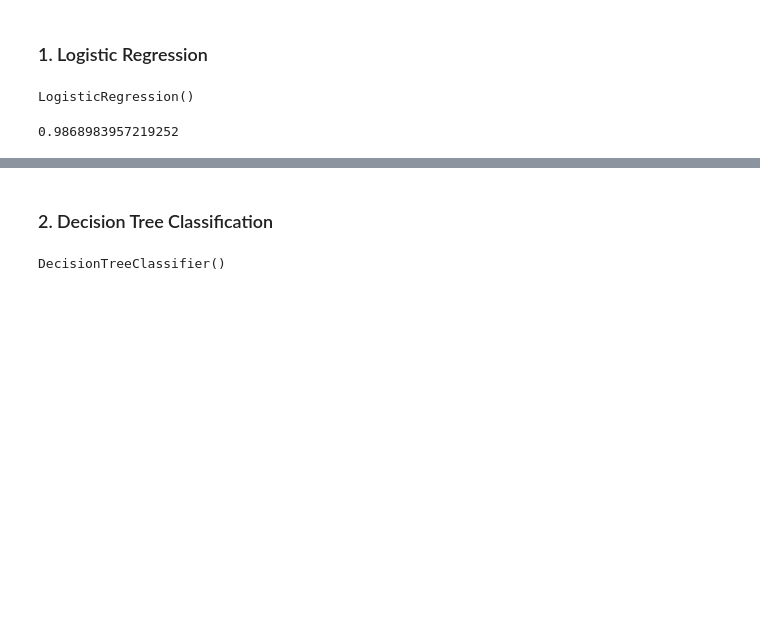
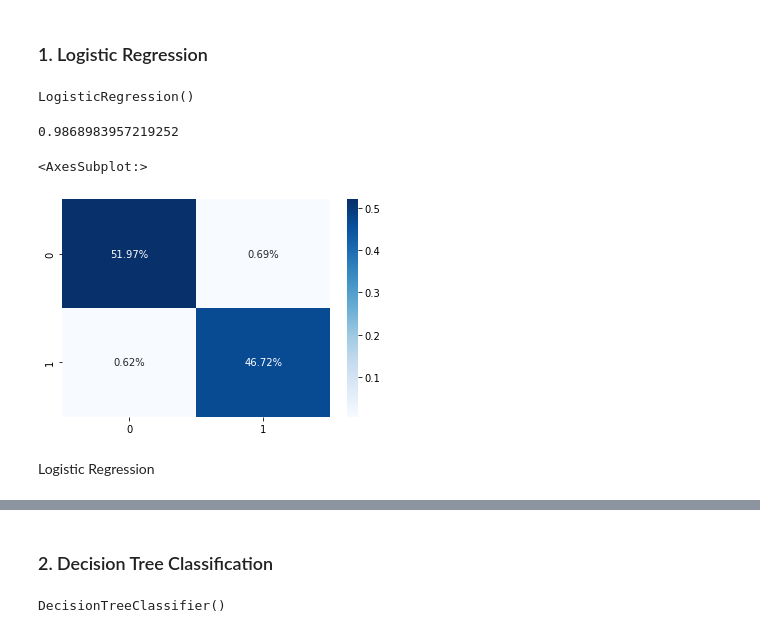
Before and after one commit to sriram7040/Fake-News-Detection, a Jupyter notebook: Fake_news_detection.ipynb, the cells around one changed output, grey strips where cells are left out. Cells and saved outputs as stored; diff of their text form; code cells hidden in the pictures; blank space fills up the shorter version.

```diff
--- a/Fake_news_detection.ipynb
+++ b/Fake_news_detection.ipynb
@@ -222,6 +222,15 @@ pred_lr=LR.predict(xv_test)
 LR.score(xv_test, y_test)
 # %% [output]
 0.9868983957219252
+# %%
+LR_matrix = confusion_matrix(y_test,pred_lr)
+# %%
+sns.heatmap(LR_matrix/np.sum(LR_matrix), annot=True, fmt='.2%', cmap='Blues')
+# %% [output]
+<AxesSubplot:>
+[figure, added]
+# %% [markdown]
+Logistic Regression
 # %%
 print(classification_report(y_test, pred_lr))
 # %% [output]
```
Also changed, not shown: parts of 40 cells of this notebook.
